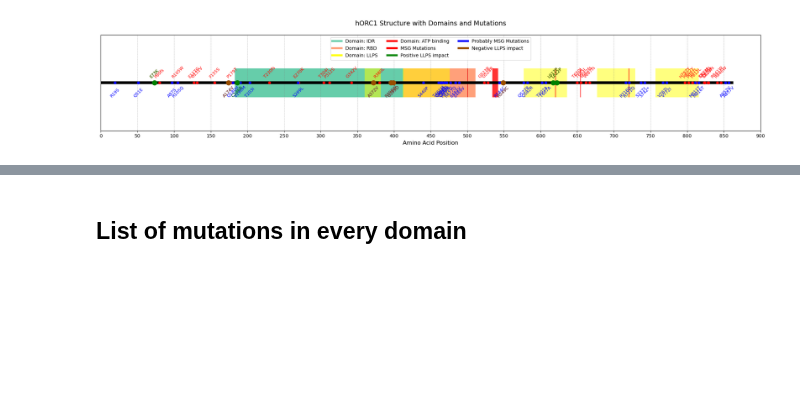
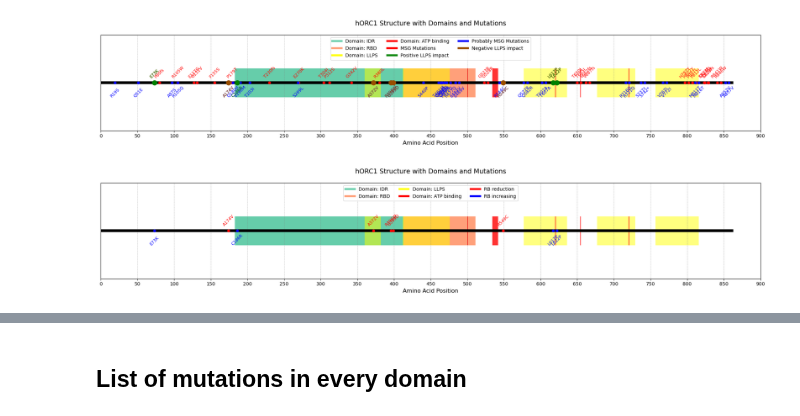
Before and after one commit to Lopatushka/ORC1, a Jupyter notebook: clinvar_analysis.ipynb, the cells around one changed output, grey strips where cells are left out. Saved outputs shown, nothing was run; the diff lists cells and outputs as text; code cells hidden in the pictures; blank space fills up the shorter version.

Commit message:
add new graphics

```diff
--- a/clinvar_analysis.ipynb
+++ b/clinvar_analysis.ipynb
@@ -705,0 +697,82 @@ df_LLPS
+# %%
+# List of mutations to map
+RB_reduction = [{'position': 174, 'label': 'A174V'},
+                      {'position': 396, 'label': 'R396W'},
+                      {'position': 372, 'label': 'A372V'},
+                      {'position': 399, 'label': 'G399D'},
+                      {'position': 549, 'label': 'R549C'}]
+
+RB_increasing = [{'position': 73, 'label': 'E73K'},
+                 {'position': 617, 'label': 'L617P'},
+                 {'position': 186, 'label': 'C186R'},
+                 {'position': 622, 'label': 'L622P'}
+]
+
+
+# Define protein information
+protein_length = 861  # Protein length in amino acids
+domains = [
+    {"name": "IDR", "start": 183, "end": 413, "color": "mediumaquamarine", "alpha": 1},
+    {"name": "RBD", "start": 413, "end": 511, "color": "lightsalmon", "alpha": 1},
+    {"name": "LLPS", "start": 360, "end": 382, "color": "yellow", "alpha": 0.5},
+    {"name": "LLPS", "start": 412, "end": 476, "color": "yellow", "alpha": 0.5},
+    {"name": "LLPS", "start": 577, "end": 636, "color": "yellow", "alpha": 0.5},
+    {"name": "LLPS", "start": 677, "end": 729, "color": "yellow", "alpha": 0.5},
+    {"name": "LLPS", "start": 757, "end": 816, "color": "yellow", "alpha": 0.5},
+    {"name": "ATP binding", "start": 534, "end": 542, "color": "red", "alpha": 0.8},
+    {"name": "ATP binding", "start": 500, "end": 501, "color": "red", "alpha": 0.8},
+    {"name": "ATP binding", "start": 620, "end": 621, "color": "red", "alpha": 0.8},
+    {"name": "ATP binding", "start": 654, "end": 655, "color": "red", "alpha": 0.8},
+    {"name": "ATP binding", "start": 720, "end": 721, "color": "red", "alpha": 0.8}
+]
+
+# Create the figure
+fig, ax = plt.subplots(figsize=(20, 4))
+
+# Draw the protein backbone
+ax.plot([0, protein_length], [0.5, 0.5], color="black", lw=6, label="Protein Backbone")
+
+# Track unique labels for the legend
+unique_labels = {}
+
+# Draw the domains with labels
+for domain in domains:
+    label = f"Domain: {domain['name']}"
+    if label not in unique_labels:
+        unique_labels[label] = domain["color"]
+    ax.barh(0.5, domain["end"] - domain["start"], left=domain["start"], height=0.3,
+            color=domain["color"], alpha=domain["alpha"], label=None)  # Add label only for legend
+
+# Mark the mutations
+for i, mutation in enumerate(RB_reduction):
+    if i == 0:
+        unique_labels["RB reduction"] = "red"
+    ax.plot(mutation["position"], 0.5, marker="o", color="red", markersize=5, label=None)
+    ax.text(mutation["position"], 0.55, mutation["label"], ha="center", fontsize=9, rotation=45, color="red")
+
+for i, mutation in enumerate(RB_increasing):
+    if i == 0:
+        unique_labels["RB increasing"] = "blue"
+    ax.plot(mutation["position"], 0.5, marker="o", color="blue", markersize=5, label=None)
+    ax.text(mutation["position"], 0.35, mutation["label"], ha="center", fontsize=9, rotation=45, color="blue")
+
+# Add the unique legend
+ax.legend(handles=[plt.Line2D([0], [0], color=color, lw=4, label=label) for label, color in unique_labels.items()],
+          loc="upper center", ncol=3, frameon=True, fontsize=10)
+
+# Add gridlines for alignment
+ax.grid(axis="x", color="gray", linestyle="--", linewidth=0.5, alpha=0.7)
+
+# Add labels and title
+ax.set_xlim(0, protein_length)
+ax.set_ylim(0, 1)
+ax.set_xticks(range(0, protein_length + 50, 50))
+ax.set_yticks([])
+ax.set_xlabel("Amino Acid Position", fontsize=12)
+ax.set_title("hORC1 Structure with Domains and Mutations", fontsize=14, pad=20)
+
+# Show the plot
+plt.tight_layout()
+plt.show()
+# %% [output]
+[figure, added]
```
Also changed, not shown: parts of 4 cells of this notebook.
